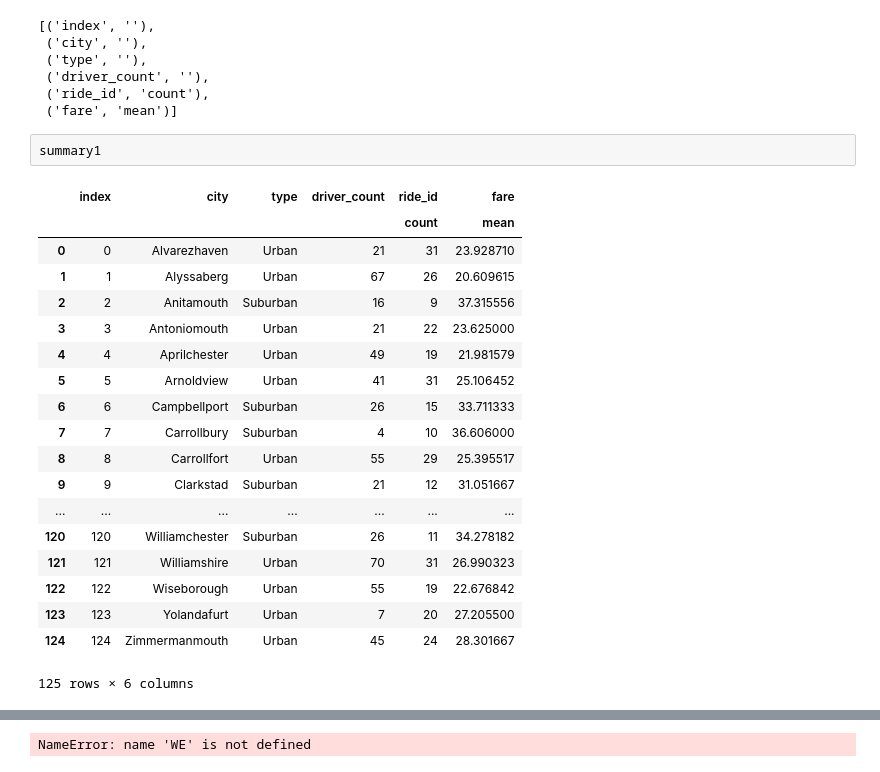
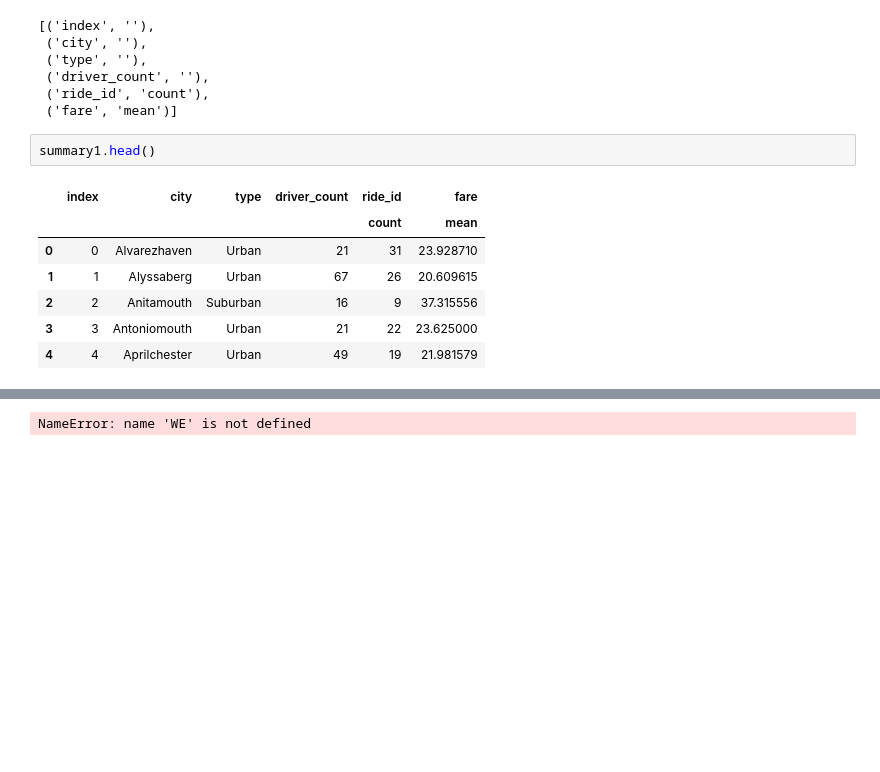
Before and after one commit to Jkremr/ridesharing-analysis, a Jupyter notebook: Documents/UCSF062017_Data/Homework/Homework4_MatplotLib/Pyber/RideSharingAnalysis/PyberAnalysis.ipynb, the cells around one changed output, grey strips where cells are left out. Cells and saved outputs as stored; diff of their text form; blank space fills up the shorter version.

```diff
--- a/Documents/UCSF062017_Data/Homework/Homework4_MatplotLib/Pyber/RideSharingAnalysis/PyberAnalysis.ipynb
+++ b/Documents/UCSF062017_Data/Homework/Homework4_MatplotLib/Pyber/RideSharingAnalysis/PyberAnalysis.ipynb
@@ -100,27 +100,15 @@ list(summary1)
  ('ride_id', 'count'),
  ('fare', 'mean')]
 # %%
-summary1
+summary1.head()
 # %% [output]
 |  | index | city | type | driver_count | ride_id | fare |
 |  |  |  |  |  | count | mean |
 | 0 | 0 | Alvarezhaven | Urban | 21 | 31 | 23.928710 |
 | 1 | 1 | Alyssaberg | Urban | 67 | 26 | 20.609615 |
 | 2 | 2 | Anitamouth | Suburban | 16 | 9 | 37.315556 |
 | 3 | 3 | Antoniomouth | Urban | 21 | 22 | 23.625000 |
 | 4 | 4 | Aprilchester | Urban | 49 | 19 | 21.981579 |
-| 5 | 5 | Arnoldview | Urban | 41 | 31 | 25.106452 |
-| 6 | 6 | Campbellport | Suburban | 26 | 15 | 33.711333 |
-| 7 | 7 | Carrollbury | Suburban | 4 | 10 | 36.606000 |
-| 8 | 8 | Carrollfort | Urban | 55 | 29 | 25.395517 |
-| 9 | 9 | Clarkstad | Suburban | 21 | 12 | 31.051667 |
-| ... | ... | ... | ... | ... | ... | ... |
-| 120 | 120 | Williamchester | Suburban | 26 | 11 | 34.278182 |
-| 121 | 121 | Williamshire | Urban | 70 | 31 | 26.990323 |
-| 122 | 122 | Wiseborough | Urban | 55 | 19 | 22.676842 |
-| 123 | 123 | Yolandafurt | Urban | 7 | 20 | 27.205500 |
-| 124 | 124 | Zimmermanmouth | Urban | 45 | 24 | 28.301667 |
-125 rows × 6 columns
 # %%
 figa = plt.figure(figsize=(8, 5), dpi= 100)
 colors = ['lightcoral', 'gold', 'lightskyblue']
```
Also changed, not shown: parts of 1 cell of this notebook.
